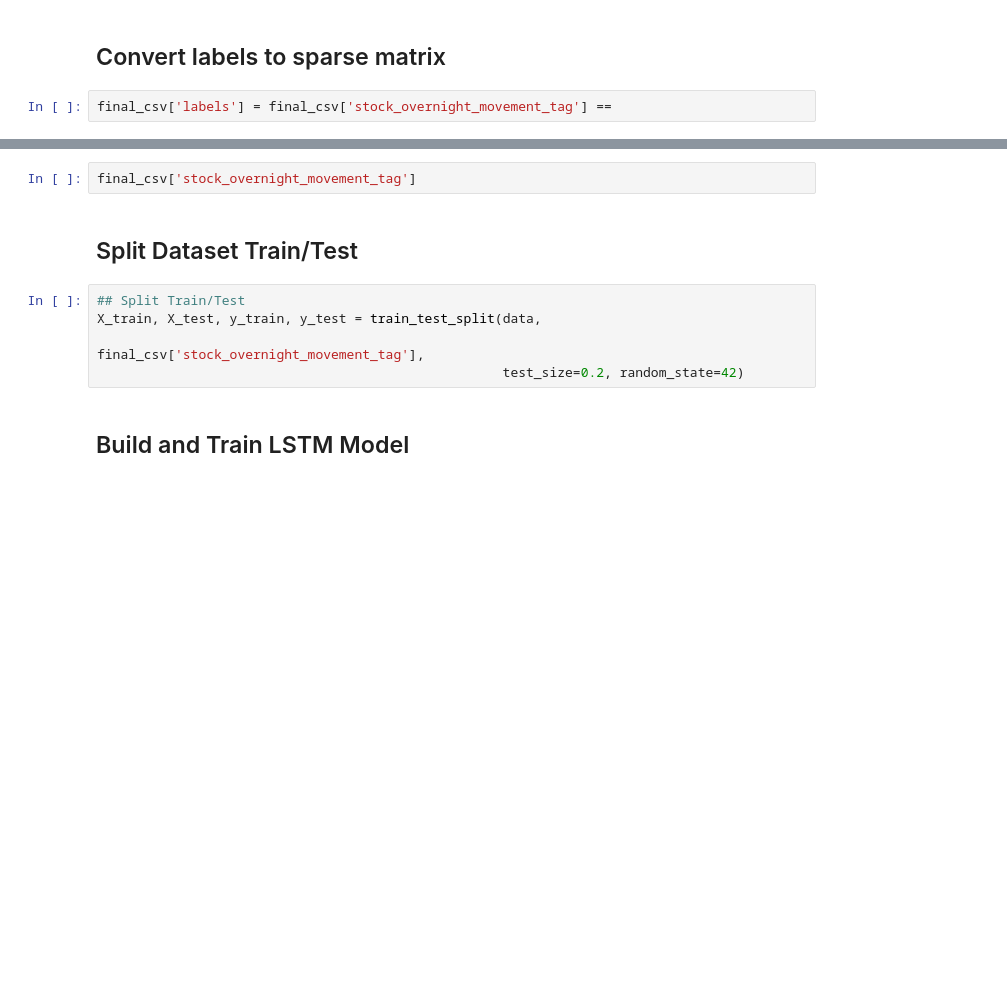
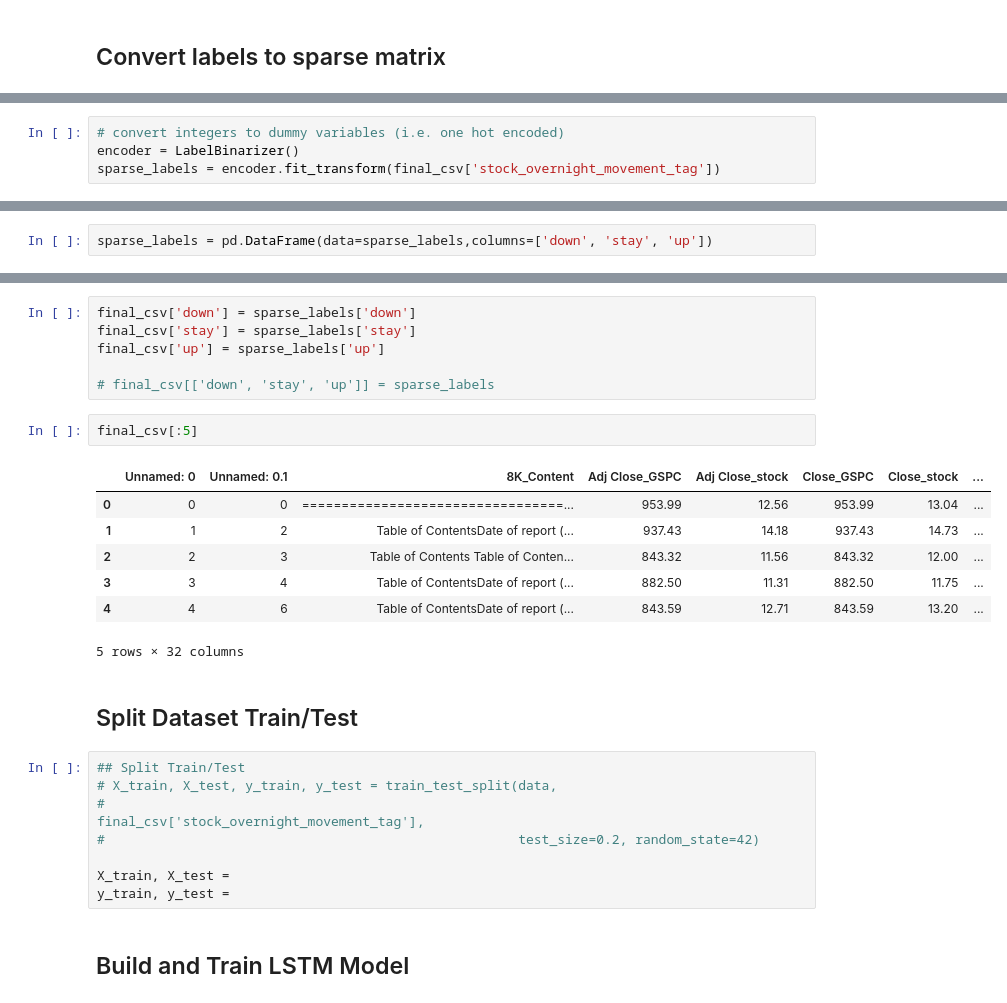
Before and after one commit to rayleegit/finance_text_classification, a Jupyter notebook: Model.ipynb, the cells around one changed output, grey strips where cells are left out. Saved outputs shown, nothing was run; the diff lists cells and outputs as text; blank space fills up the shorter version.

Commit message:
sparse labels

```diff
--- a/Model.ipynb
+++ b/Model.ipynb
@@ -492,5 +498,3 @@ vocabulary_size
 926195
 # %% [markdown]
 ## Convert labels to sparse matrix
-# %%
-final_csv['labels'] = final_csv['stock_overnight_movement_tag'] ==
@@ -496,0 +514,4 @@ final_csv['labels'] = final_csv['stock_overnight_movement_tag'] ==
+# %%
+# convert integers to dummy variables (i.e. one hot encoded)
+encoder = LabelBinarizer()
+sparse_labels = encoder.fit_transform(final_csv['stock_overnight_movement_tag'])
@@ -496,0 +522,2 @@ final_csv['labels'] = final_csv['stock_overnight_movement_tag'] ==
+# %%
+sparse_labels = pd.DataFrame(data=sparse_labels,columns=['down', 'stay', 'up'])
@@ -497,12 +538,29 @@ final_csv['labels'] = final_csv['stock_overnight_movement_tag'] ==
+# %%
+final_csv['down'] = sparse_labels['down']
+final_csv['stay'] = sparse_labels['stay']
+final_csv['up'] = sparse_labels['up']
+
+# final_csv[['down', 'stay', 'up']] = sparse_labels
 # %%
-final_csv['stock_overnight_movement_tag']
+final_csv[:5]
+# %% [output]
+|  | Unnamed: 0 | Unnamed: 0.1 | 8K_Content | Adj Close_GSPC | Adj Close_stock | Close_GSPC | Close_stock | ... |
+| 0 | 0 | 0 | =================================... | 953.99 | 12.56 | 953.99 | 13.04 | ... |
+| 1 | 1 | 2 | Table of ContentsDate of report (... | 937.43 | 14.18 | 937.43 | 14.73 | ... |
+| 2 | 2 | 3 | Table of Contents Table of Conten... | 843.32 | 11.56 | 843.32 | 12.00 | ... |
+| 3 | 3 | 4 | Table of ContentsDate of report (... | 882.50 | 11.31 | 882.50 | 11.75 | ... |
+| 4 | 4 | 6 | Table of ContentsDate of report (... | 843.59 | 12.71 | 843.59 | 13.20 | ... |
+5 rows × 32 columns
 # %% [markdown]
 ## Split Dataset Train/Test
 # %%
 ## Split Train/Test
-X_train, X_test, y_train, y_test = train_test_split(data,
-                                                    final_csv['stock_overnight_movement_tag'],
-                                                    test_size=0.2, random_state=42)
+# X_train, X_test, y_train, y_test = train_test_split(data,
+#                                                     final_csv['stock_overnight_movement_tag'],
+#                                                     test_size=0.2, random_state=42)
+
+X_train, X_test =
+y_train, y_test =
 # %% [markdown]
 ## Build and Train LSTM Model
 # %%
```
Also changed, not shown: parts of 7 cells of this notebook.
